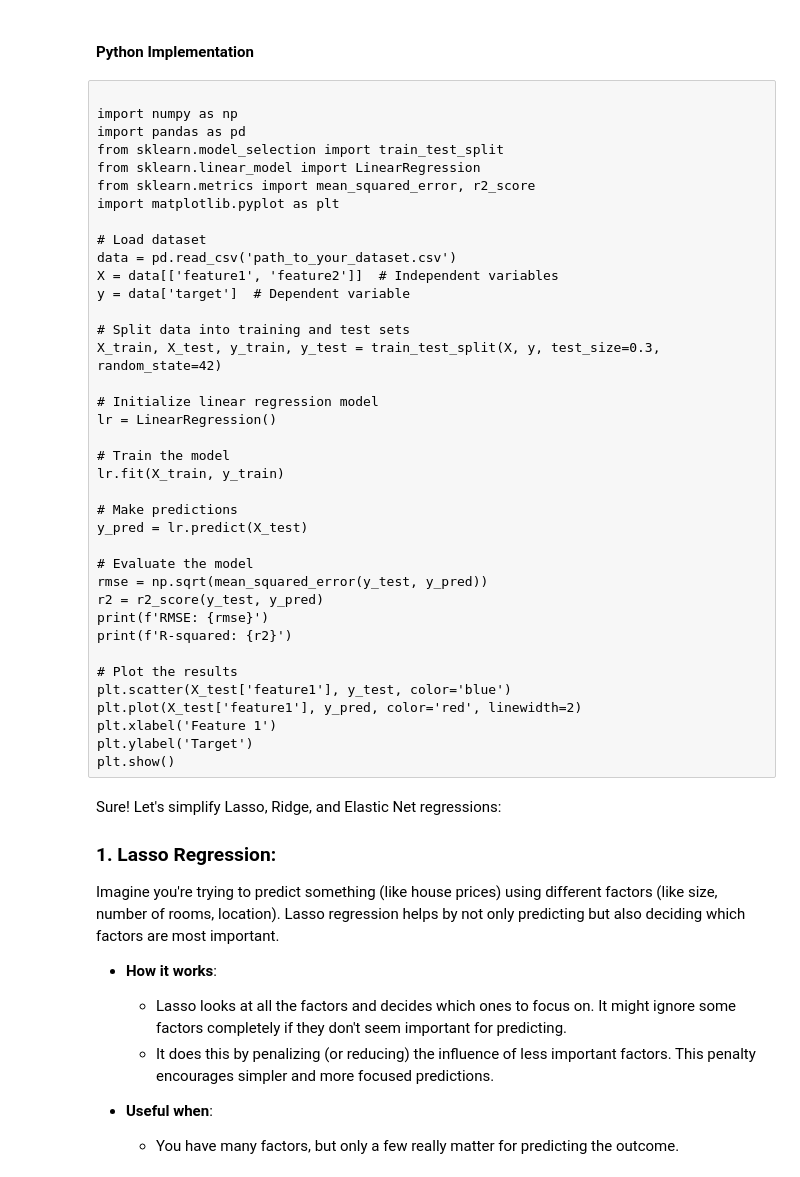
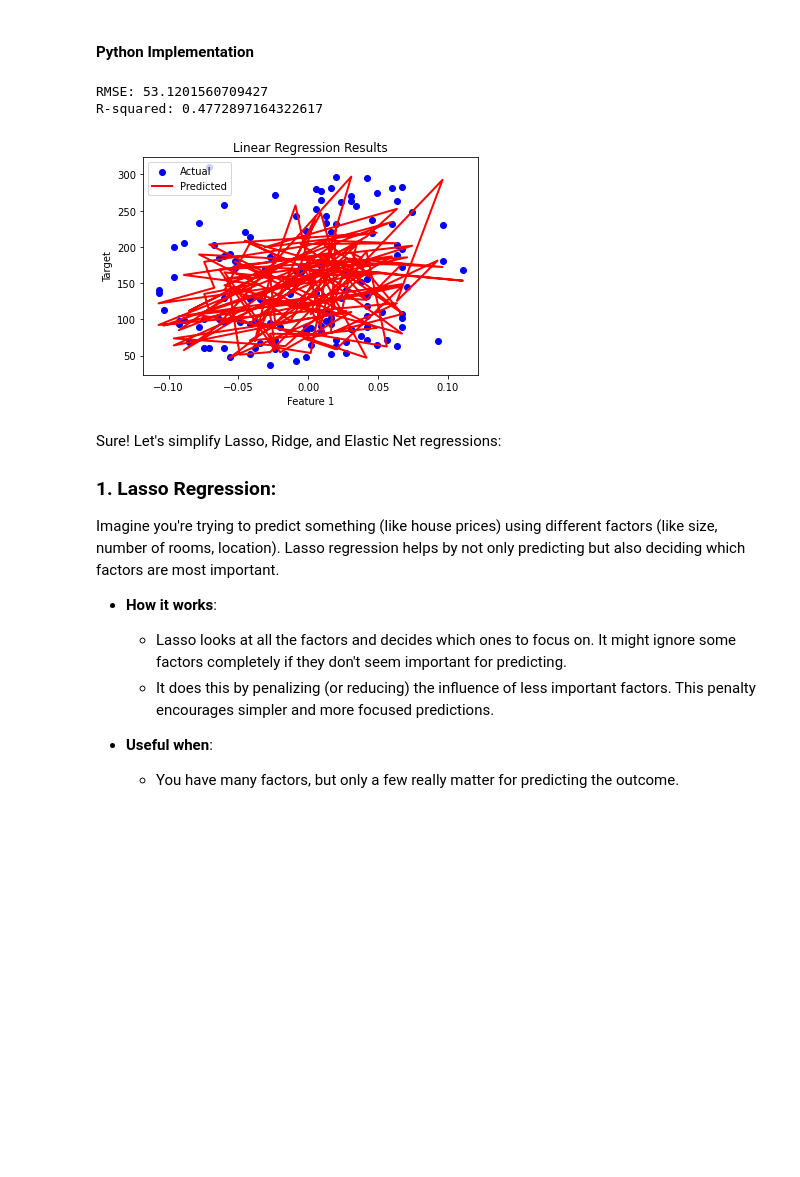
Before and after one commit to JoyKarmakar01/Machine-Learning-Foundation, a Jupyter notebook: 1. Linear Regression.ipynb, the cells around one changed output. Saved outputs shown, nothing was run; the diff lists cells and outputs as text; code cells hidden in the pictures; blank space fills up the shorter version.

```diff
--- a/1. Linear Regression.ipynb
+++ b/1. Linear Regression.ipynb
@@ -26,44 +26,47 @@ Linear Regression is a supervised learning algorithm used for predicting a conti
 5. **Visualization**: Plot the regression line and residuals.
 # %% [markdown]
 #### Python Implementation
-# %% [raw]
-
-import numpy as np
-import pandas as pd
-from sklearn.model_selection import train_test_split
-from sklearn.linear_model import LinearRegression
-from sklearn.metrics import mean_squared_error, r2_score
-import matplotlib.pyplot as plt
-
-# Load dataset
-data = pd.read_csv('path_to_your_dataset.csv')
-X = data[['feature1', 'feature2']]  # Independent variables
-y = data['target']  # Dependent variable
-
-# Split data into training and test sets
-X_train, X_test, y_train, y_test = train_test_split(X, y, test_size=0.3, random_state=42)
-
-# Initialize linear regression model
-lr = LinearRegression()
-
-# Train the model
-lr.fit(X_train, y_train)
-
-# Make predictions
-y_pred = lr.predict(X_test)
-
-# Evaluate the model
-rmse = np.sqrt(mean_squared_error(y_test, y_pred))
-r2 = r2_score(y_test, y_pred)
-print(f'RMSE: {rmse}')
-print(f'R-squared: {r2}')
-
-# Plot the results
-plt.scatter(X_test['feature1'], y_test, color='blue')
-plt.plot(X_test['feature1'], y_pred, color='red', linewidth=2)
-plt.xlabel('Feature 1')
-plt.ylabel('Target')
-plt.show()
+# %%
+import numpy as np
+import pandas as pd
+from sklearn.model_selection import train_test_split
+from sklearn.linear_model import LinearRegression
+from sklearn.metrics import mean_squared_error, r2_score
+import matplotlib.pyplot as plt
+
+# Load dataset
+data = pd.read_csv('path_to_your_dataset.csv')
+X = data[['feature1', 'feature2']]  # Independent variables
+y = data['target']  # Dependent variable
+
+# Split data into training and test sets
+X_train, X_test, y_train, y_test = train_test_split(X, y, test_size=0.3, random_state=42)
+
+# Initialize linear regression model
+lr = LinearRegression()
+
+# Train the model
+lr.fit(X_train, y_train)
+
+# Make predictions
+y_pred = lr.predict(X_test)
+
+# Evaluate the model
+rmse = np.sqrt(mean_squared_error(y_test, y_pred))
+r2 = r2_score(y_test, y_pred)
+print(f'RMSE: {rmse}')
+print(f'R-squared: {r2}')
+
+# Plot the results
+plt.scatter(X_test['feature1'], y_test, color='blue')
+plt.plot(X_test['feature1'], y_pred, color='red', linewidth=2)
+plt.xlabel('Feature 1')
+plt.ylabel('Target')
+plt.show()
+# %% [output]
+RMSE: 53.1201560709427
+R-squared: 0.4772897164322617
+[figure, added]
 # %% [markdown]
 Sure! Let's simplify Lasso, Ridge, and Elastic Net regressions:
 
```
Also changed, not shown: 6 other files.
